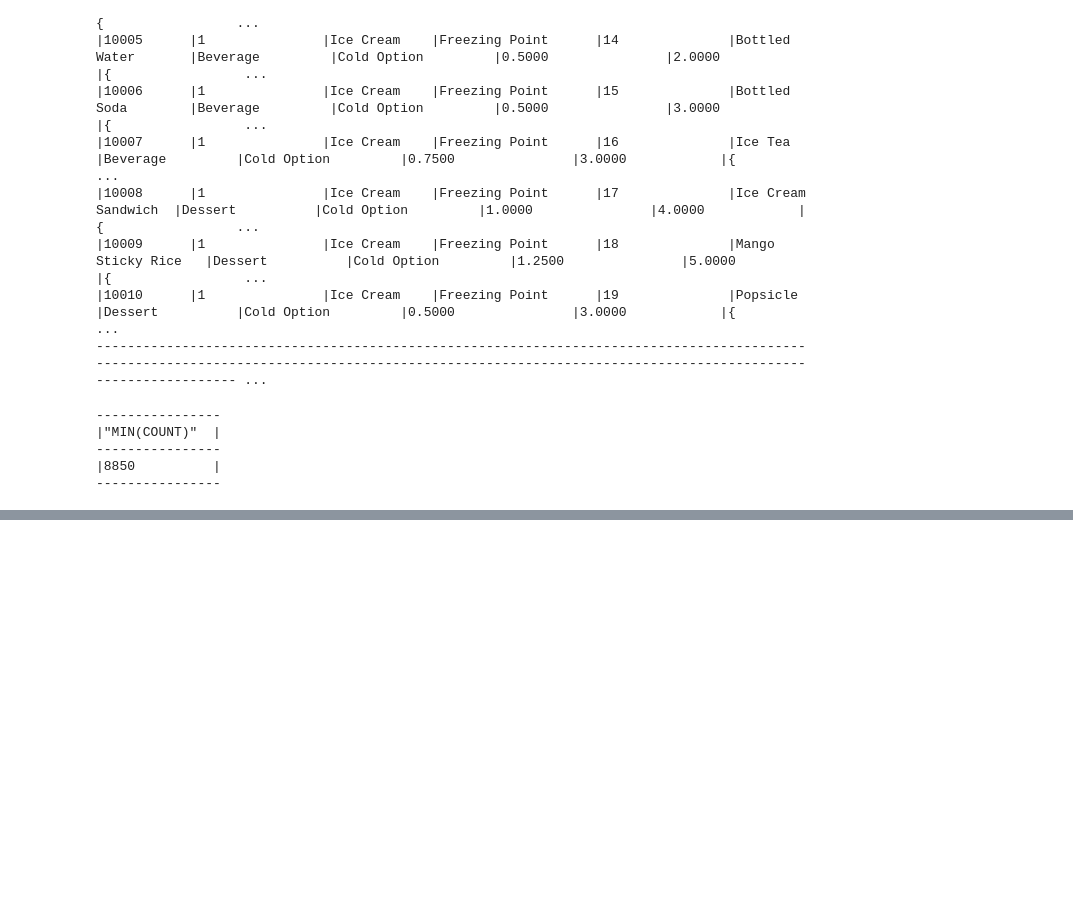
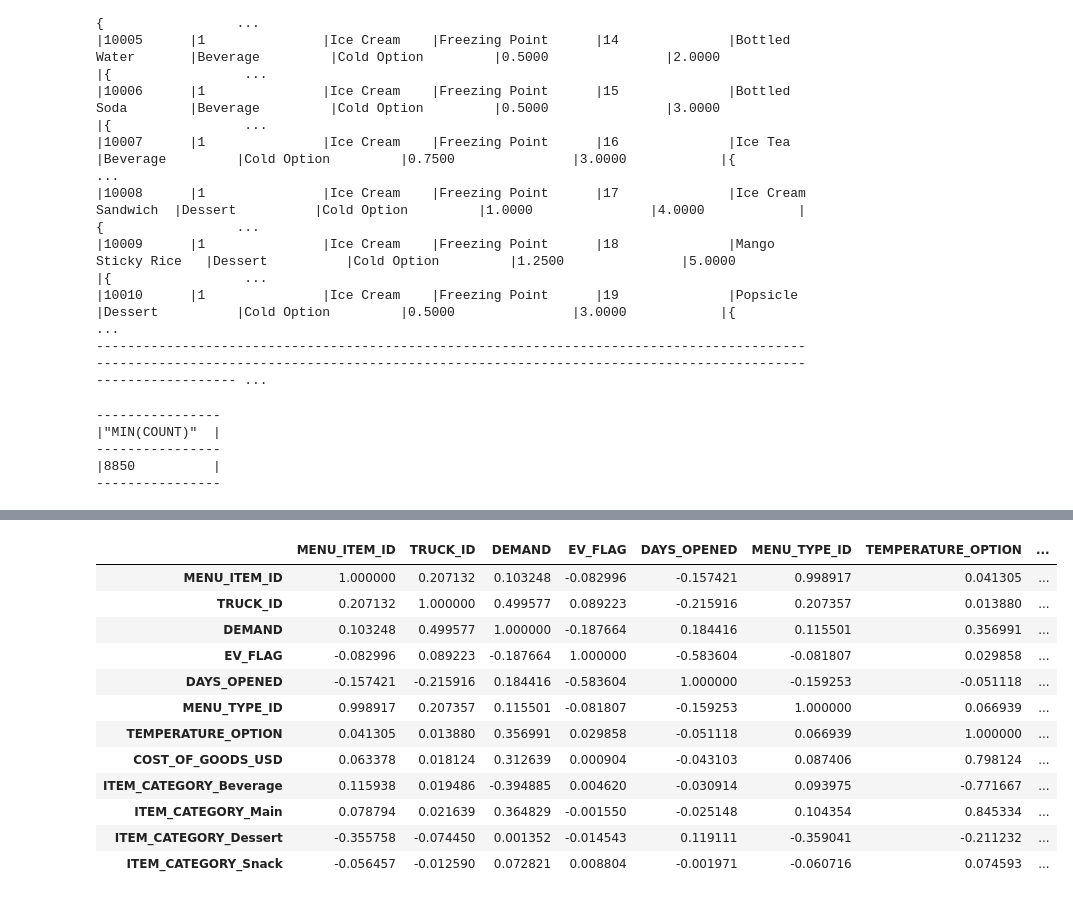
Before and after one commit to cshiwei330/ICP-ASG3-Insightify, a Jupyter notebook: Inventory Management SW.ipynb, the cells around one changed output, grey strips where cells are left out. Saved outputs shown, nothing was run; the diff lists cells and outputs as text; code cells hidden in the pictures; blank space fills up the shorter version.

```diff
--- a/Inventory Management SW.ipynb
+++ b/Inventory Management SW.ipynb
@@ -229,3 +327,19 @@ final_df.sort('TRUCK_ID').show()
+# %%
+final_df.corr()
+# %% [output]
+|  | MENU_ITEM_ID | TRUCK_ID | DEMAND | EV_FLAG | DAYS_OPENED | MENU_TYPE_ID | TEMPERATURE_OPTION | ... |
+| MENU_ITEM_ID | 1.000000 | 0.207132 | 0.103248 | -0.082996 | -0.157421 | 0.998917 | 0.041305 | ... |
+| TRUCK_ID | 0.207132 | 1.000000 | 0.499577 | 0.089223 | -0.215916 | 0.207357 | 0.013880 | ... |
+| DEMAND | 0.103248 | 0.499577 | 1.000000 | -0.187664 | 0.184416 | 0.115501 | 0.356991 | ... |
+| EV_FLAG | -0.082996 | 0.089223 | -0.187664 | 1.000000 | -0.583604 | -0.081807 | 0.029858 | ... |
+| DAYS_OPENED | -0.157421 | -0.215916 | 0.184416 | -0.583604 | 1.000000 | -0.159253 | -0.051118 | ... |
+| MENU_TYPE_ID | 0.998917 | 0.207357 | 0.115501 | -0.081807 | -0.159253 | 1.000000 | 0.066939 | ... |
+| TEMPERATURE_OPTION | 0.041305 | 0.013880 | 0.356991 | 0.029858 | -0.051118 | 0.066939 | 1.000000 | ... |
+| COST_OF_GOODS_USD | 0.063378 | 0.018124 | 0.312639 | 0.000904 | -0.043103 | 0.087406 | 0.798124 | ... |
+| ITEM_CATEGORY_Beverage | 0.115938 | 0.019486 | -0.394885 | 0.004620 | -0.030914 | 0.093975 | -0.771667 | ... |
+| ITEM_CATEGORY_Main | 0.078794 | 0.021639 | 0.364829 | -0.001550 | -0.025148 | 0.104354 | 0.845334 | ... |
+| ITEM_CATEGORY_Dessert | -0.355758 | -0.074450 | 0.001352 | -0.014543 | 0.119111 | -0.359041 | -0.211232 | ... |
+| ITEM_CATEGORY_Snack | -0.056457 | -0.012590 | 0.072821 | 0.008804 | -0.001971 | -0.060716 | 0.074593 | ... |
 # %%
 # Scaling
 
```
Also changed, not shown: parts of 22 cells of this notebook.
